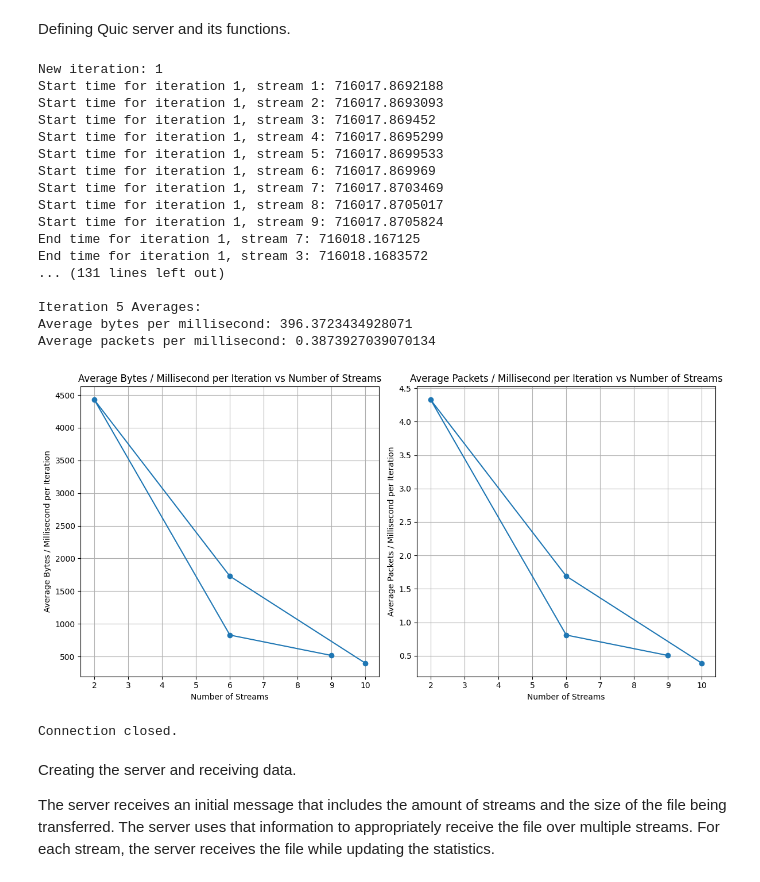
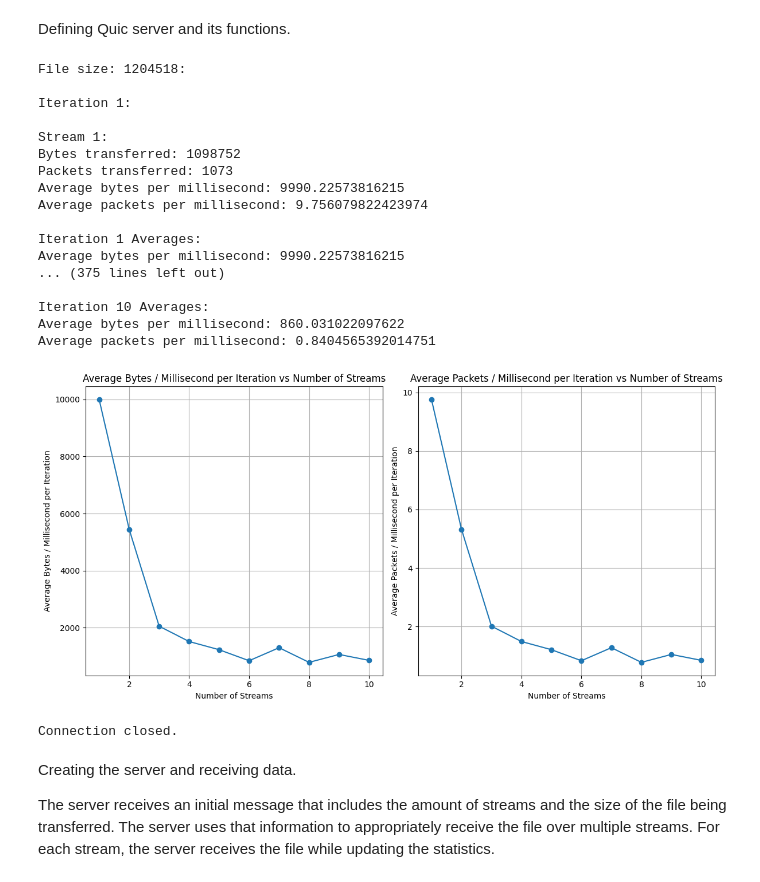
Before and after one commit to May2303/CommuNet---final-project, a Jupyter notebook: CommunicNetwork/server.ipynb, the cells around one changed output. Saved outputs shown, nothing was run; the diff lists cells and outputs as text; code cells hidden in the pictures.

Commit message:
Finished
Only packet loss - last issue

```diff
--- a/CommunicNetwork/server.ipynb
+++ b/CommunicNetwork/server.ipynb
@@ -13,6 +13,7 @@ class QuicServer:
     ready_message = b"READY"  # Message to indicate that the server is ready to receive data (Identify new iteration)
     finished_message = b"FINISHED"  # Message to indicate that the server has received all data
     timeout_duration = 20  # Timeout duration for receiving data from the client
+    num_iterations = 10
 
     # Initialize the server
     def __init__(self):
@@ -54,7 +55,6 @@ class QuicServer:
         if received_stream_id not in self.stream_data[self.iteration]:
             self.stream_data[self.iteration][received_stream_id] = {"bytes_received": 0, "packets_received": 0}
             self.start_time[(self.iteration, received_stream_id)] = time.perf_counter()
-            print(f"Start time for iteration {self.iteration}, stream {received_stream_id}: {self.start_time[(self.iteration, received_stream_id)]}")
         self.stream_data[self.iteration][received_stream_id]["bytes_received"] += len(data)
         self.stream_data[self.iteration][received_stream_id]["packets_received"] += 1
 
@@ -75,7 +75,6 @@ class QuicServer:
                 if data[4:] == b"END":
                     end_packets_received += 1  # Increment the count of "END" packets received
                     self.end_time[(self.iteration, received_stream_id)] = time.perf_counter()
-                    print(f"End time for iteration {self.iteration}, stream {received_stream_id}: {self.end_time[(self.iteration, received_stream_id)]}")
                     continue  # Skip processing "END" packet as it does not contain data
                 if received_stream_id not in received_data:
                     received_data[received_stream_id] = b""
@@ -166,55 +165,54 @@ class QuicServer:
 
         plt.subplot(1, 2, 2)
         plt.plot(num_streams, avg_packets_per_ms, marker='o')
         plt.title('Average Packets / Millisecond per Iteration vs Number of Streams')
         plt.xlabel('Number of Streams')
         plt.ylabel('Average Packets / Millisecond per Iteration')
         plt.grid(True)
 
         plt.tight_layout()
         plt.show()
 
     # Run the server
     # Prints statistics and plots metrics for the received data
     def run(self):
-        for _ in range(5):
+        for _ in range(self.num_iterations):
             sender_ip, num_streams, file_size = self.process_initial_message()
             self.iteration += 1
-            print(f"New iteration: {self.iteration} ")
             received_data = self.receive_packets(num_streams)
-            if self.iteration < 5:
+            if self.iteration < self.num_iterations:
                 self.send_ready_message(sender_ip)
-            elif self.iteration == 5:
+            elif self.iteration == self.num_iterations:
                 self.send_finished_message(sender_ip)
-            elif self.iteration > 5:
+            elif self.iteration > self.num_iterations:
                 print(f"Invalid iteration {self.iteration}")
         metrics = self.calculate_metrics()
         self.print_statistics(metrics, file_size)
         self.plot_metrics()
         self.close_connection()
 
 if __name__ == "__main__":
     server = QuicServer()
     server.run()
 # %% [output]
-New iteration: 1
-Start time for iteration 1, stream 1: 716017.8692188
-Start time for iteration 1, stream 2: 716017.8693093
-Start time for iteration 1, stream 3: 716017.869452
-Start time for iteration 1, stream 4: 716017.8695299
-Start time for iteration 1, stream 5: 716017.8699533
-Start time for iteration 1, stream 6: 716017.869969
-Start time for iteration 1, stream 7: 716017.8703469
-Start time for iteration 1, stream 8: 716017.8705017
-Start time for iteration 1, stream 9: 716017.8705824
-End time for iteration 1, stream 7: 716018.167125
-End time for iteration 1, stream 3: 716018.1683572
-... (131 lines left out)
+File size: 1204518:
 
-Iteration 5 Averages:
-Average bytes per millisecond: 396.3723434928071
-Average packets per millisecond: 0.3873927039070134
+Iteration 1:
+
+Stream 1:
+Bytes transferred: 1098752
+Packets transferred: 1073
+Average bytes per millisecond: 9990.22573816215
+Average packets per millisecond: 9.756079822423974
+
+Iteration 1 Averages:
+Average bytes per millisecond: 9990.22573816215
+... (375 lines left out)
+
+Iteration 10 Averages:
+Average bytes per millisecond: 860.031022097622
+Average packets per millisecond: 0.8404565392014751
-[figure, old version]
+[figure, new version]
 Connection closed.
 # %% [markdown]
 Creating the server and receiving data.
```
Also changed, not shown: 1 other file.
